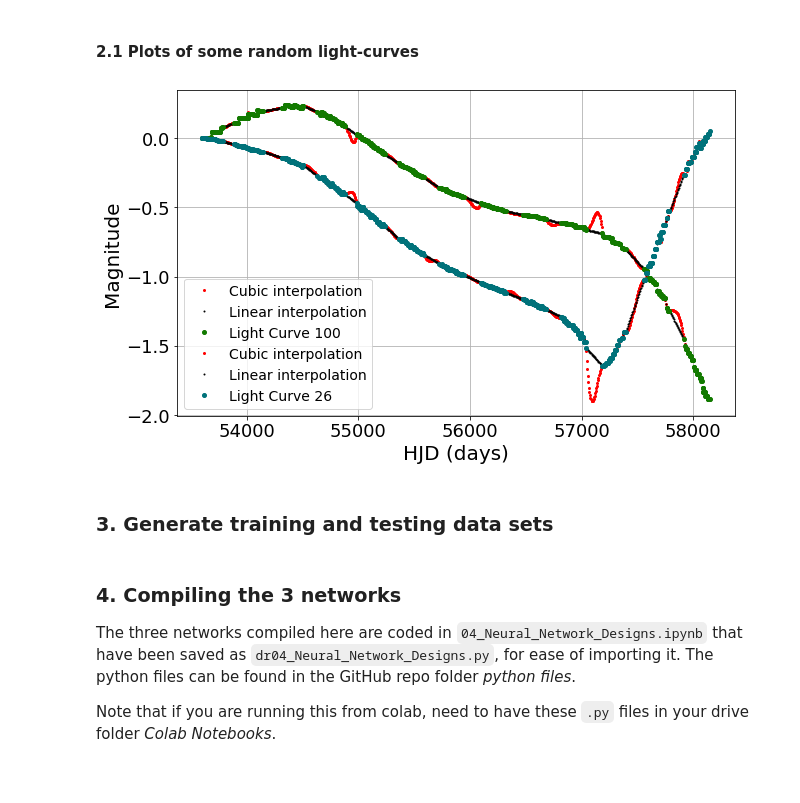
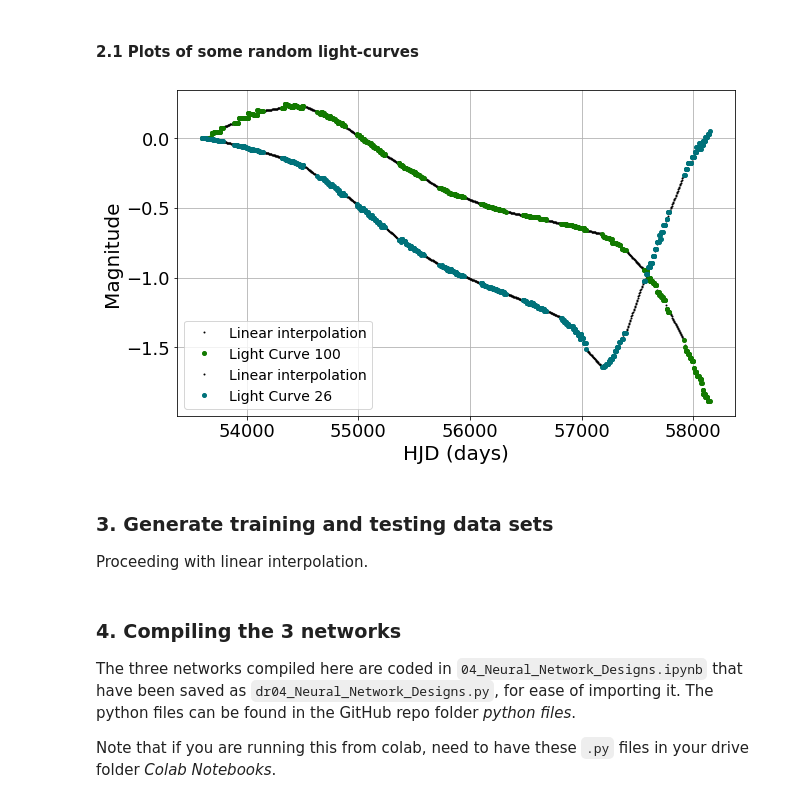
Before and after one commit to SoumyaShreeram/Microlensing_with_NeuralNets, a Jupyter notebook: 05_Testing_NNs_with_Interpolation.ipynb, the cells around one changed output. Saved outputs shown, nothing was run; the diff lists cells and outputs as text; code cells hidden in the pictures.

```diff
--- a/05_Testing_NNs_with_Interpolation.ipynb
+++ b/05_Testing_NNs_with_Interpolation.ipynb
@@ -132,7 +134,6 @@ def interpolateLCurves(l_curves, mjhd, l_curves_interpolated, type_inter='linear
     l_curves_interpolated = np.append(l_curves_interpolated, [y_inter], axis=0)
   return l_curves_interpolated, xnew
 # %%
-linear, cubic = False, True
 l_curves_interpolated = np.array([])
 l_curves_interpolated.shape = (0, len(l_curves[0,:,0]),1)
 
@@ -149,24 +150,27 @@ if cubic:
 # %%
 fig, ax = plt.subplots(1, 1, figsize=(10,6))
 n = [100, 26]
-colors = ['#127a00',  '#00727a', '#888894',]
+colors = ['#127a00',  '#00727a', '#888894']
 
 for i, num in enumerate(n):
   # light curves with cubic interpolation
-  ax.plot(mjhd_inter, lc_inter_cubic[n[i], :, 0], '.', color='r', label='Cubic interpolation', markersize=4)
+  if cubic:
+    ax.plot(mjhd_inter, lc_inter_cubic[n[i], :, 0], '.', color='r', label='Cubic interpolation', markersize=4)
 
   # light curves with linear interpolation
   ax.plot(mjhd_inter, lc_inter_linear[n[i], :, 0], '.', color='k', label='Linear interpolation', markersize=2)
 
   # without interpolation
   ax.plot(mjhd, l_curves[n[i], :], '.', color=colors[i], label='Light Curve %i'%(n[i]), markersize=8)
 
 dat.setLabels(ax, 'HJD (days)', 'Magnitude', ticks=True, legend=True)
 fig.savefig(save_image_dir+'/interpolated_lcurves.png')
 # %% [output]
-[figure, old version]
+[figure, new version]
 # %% [markdown]
 ### 3. Generate training and testing data sets
+
+Proceeding with linear interpolation.
 # %%
 train_l_curves, test_l_curves, data_sets, onehot_train, \
 onehot_test = dat.generateTestTrain(lc_inter_linear, out_catergories, \
```
Also changed, not shown: parts of 10 cells of this notebook.
